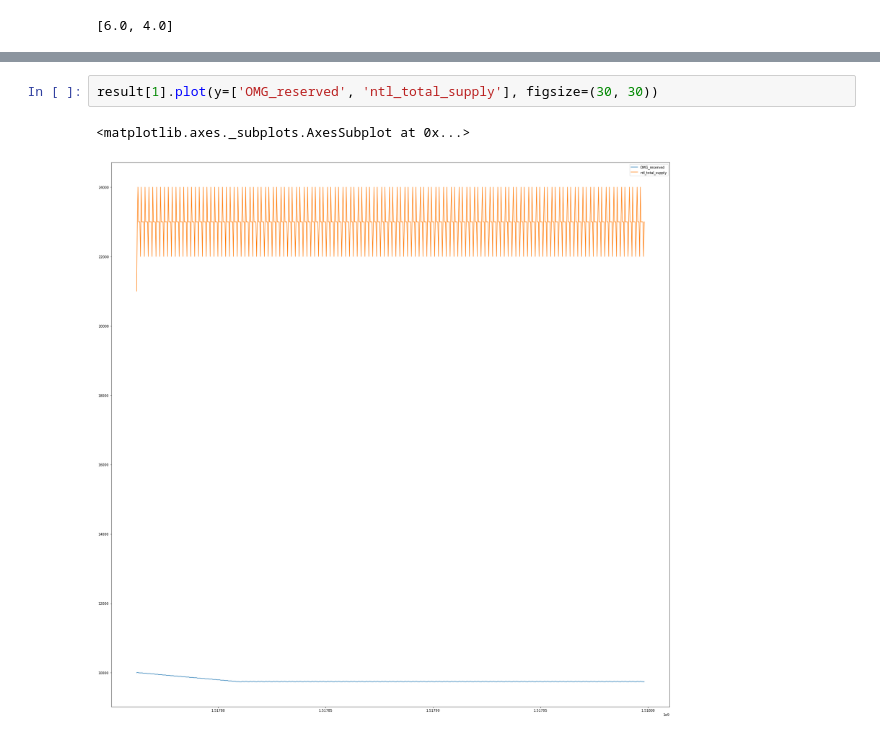
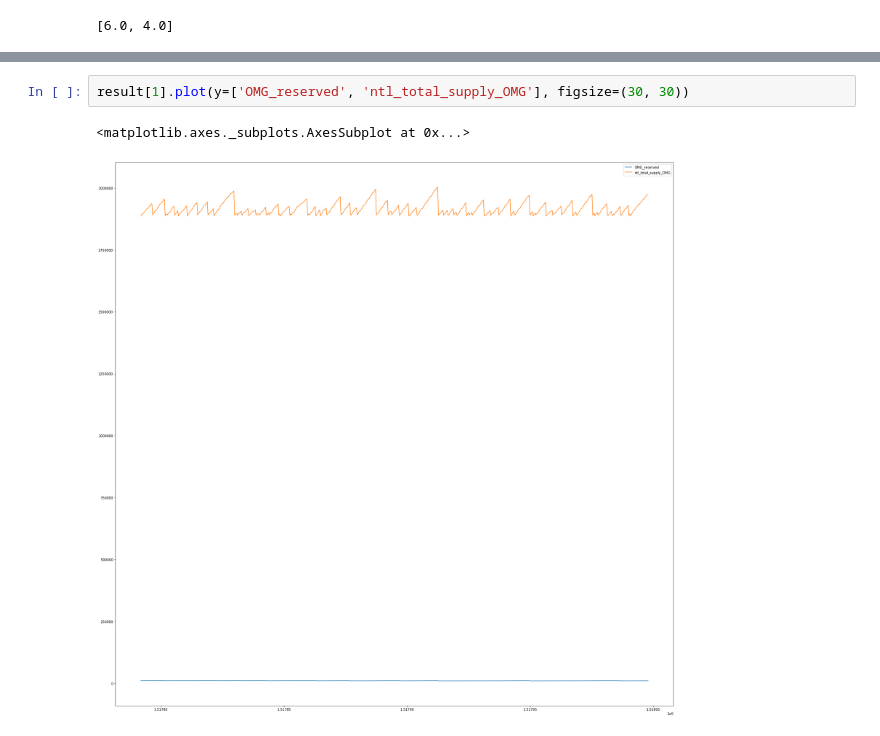
Before and after one commit to winkidney/ntl_sim, a Jupyter notebook: TokernGetter.ipynb, the cells around one changed output, grey strips where cells are left out. Drawn from its saved outputs; the diff is of its cells as text.

```diff
--- a/TokernGetter.ipynb
+++ b/TokernGetter.ipynb
@@ -577,8 +652,8 @@ result[1].plot()
 # %%
-result[1].plot(y=['OMG_reserved', 'ntl_total_supply'], figsize=(30, 30))
+result[1].plot(y=['OMG_reserved', 'ntl_total_supply_OMG'], figsize=(30, 30))
 # %% [output]
 <matplotlib.axes._subplots.AxesSubplot at 0x...>
-[figure, old version]
+[figure, new version]
 # %%
 result[1].plot(y=['OMG_flat_price', 'ntl_OMG_price'], figsize=(30, 30))
 # %% [output]
```
Also changed, not shown: parts of 19 cells of this notebook, 2 other files.
